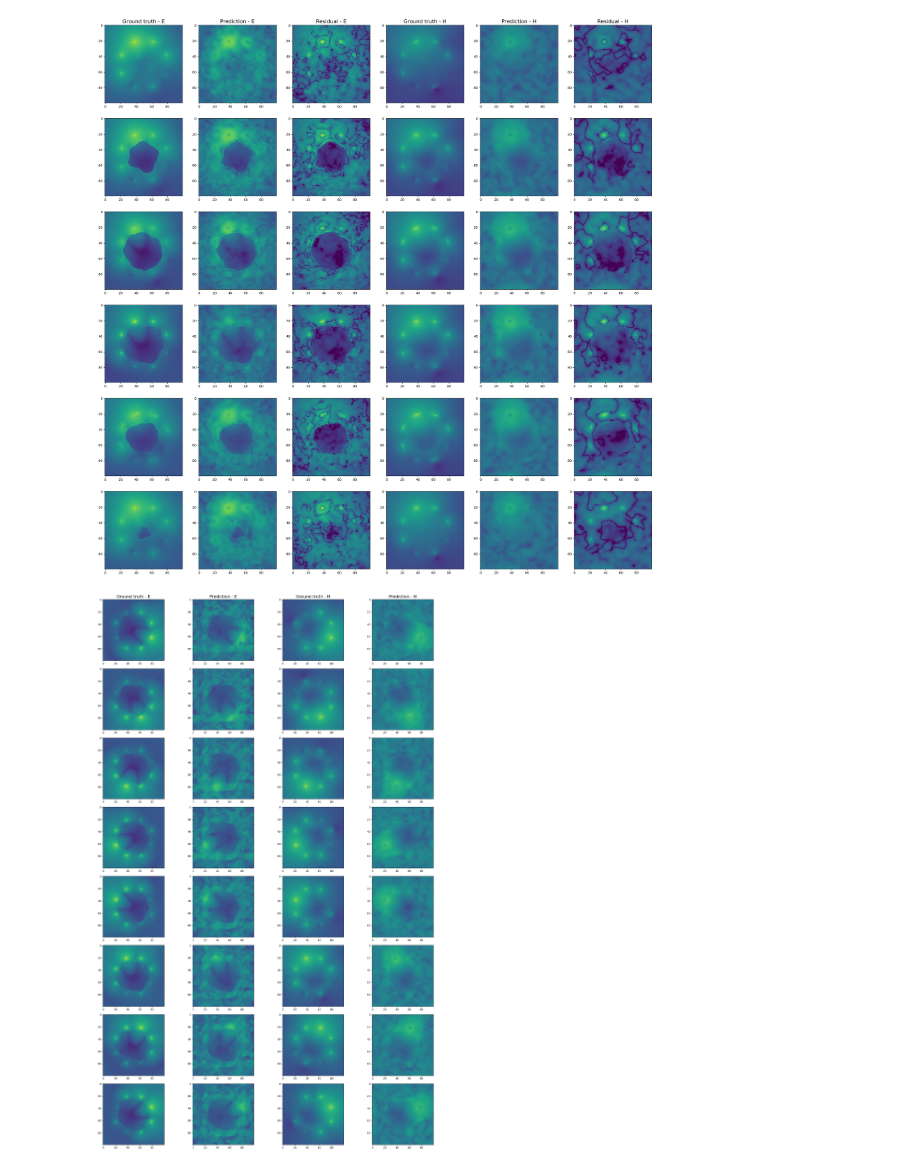
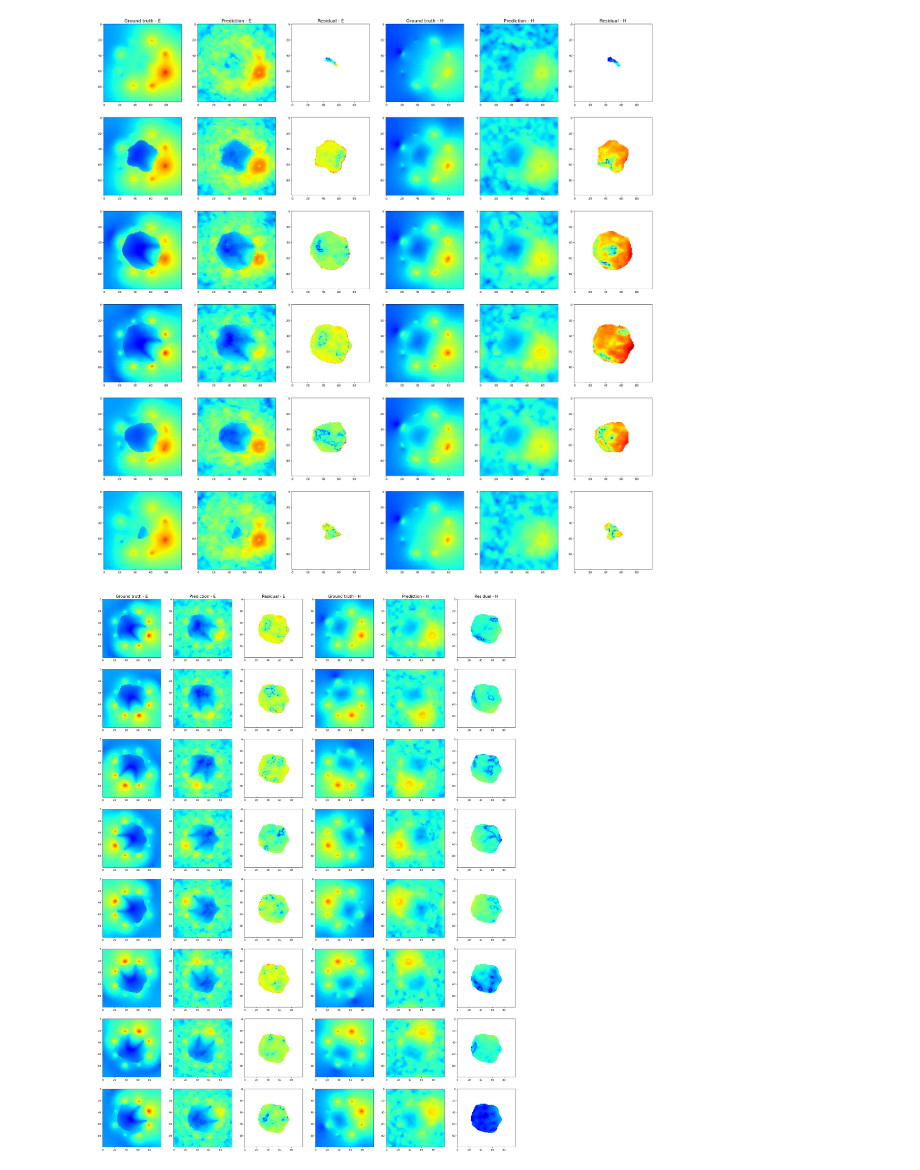
Before and after one commit to badulion/magnet_fno, a Jupyter notebook: results/inference.ipynb, the cells around one changed output. Cells and saved outputs as stored; diff of their text form; code cells hidden in the pictures.

Commit message:
Refactored metrics and plots, added residual plots to inference notebook

```diff
--- a/results/inference.ipynb
+++ b/results/inference.ipynb
@@ -55,20 +53,19 @@ trained_model = LitMRIField.load_from_checkpoint(
 
 trained_model.eval()
 # %%
+import torch
 import einops
 import matplotlib.pyplot as plt
 
 sample = next(val_loader)
 
 # Ground truth
-
 gt_re = sample['field'][0, :, 0, :, :, :, :]
 gt_im = sample['field'][0, :, 1, :, :, :, :]
 
 gt = torch.norm(torch.complex(gt_re, gt_im), dim=1)
 
 # Prediction
-
 inputs = sample['input']
 coils = sample['coils']
 
@@ -82,11 +79,14 @@ pr_im = pred[0, :, 1, :, :, :, :]
 
 pr = torch.norm(torch.complex(pr_re, pr_im), dim=1)
 
-rs = torch.abs(gt - pr)
+# Residuals (Subject)
+subject = sample['subject']
+
+rs = torch.abs(gt - pr) * subject
+
 
 # Plot multiple slices of a single sample
-
-_, axes = plt.subplots(6, 6, figsize=(30, 30))
+_, axes = plt.subplots(6, 6, figsize=(35, 35))
 
 titles = ['Ground truth - E', 'Prediction - E', 'Residual - E', 'Ground truth - H', 'Prediction - H', 'Residual - H']
 
@@ -95,23 +95,26 @@ e_vmax = max(gt[0, :, :, :].max(), pr[0, :, :, :].max())
 h_vmin = min(gt[1, :, :, :].min(), pr[1, :, :, :].min())
 h_vmax = max(gt[1, :, :, :].max(), pr[1, :, :, :].max())
 
+rs_e_vmax = rs[0, :, :, :].max()
+rs_h_vmax = rs[1, :, :, :].max()
+
 for column, title in zip(axes[0], titles):
     column.set_title(title, fontsize=16)
 
 for row in range(6):
     slice = 20 + row * 10
 
-    gt_e = axes[row, 0].imshow(gt[0, :, :, slice], cmap='viridis', norm='log', vmin = e_vmin, vmax = e_vmax)
-    pr_e = axes[row, 1].imshow(pr[0, :, :, slice], cmap='viridis', norm='log', vmin = e_vmin, vmax = e_vmax)
-    rs_e = axes[row, 2].imshow(rs[0, :, :, slice], cmap='viridis', norm='log', vmin = e_vmin, vmax = e_vmax)
+    gt_e = axes[row, 0].imshow(gt[0, :, :, slice], cmap='jet', norm='log', vmin = e_vmin, vmax = e_vmax)
+    pr_e = axes[row, 1].imshow(pr[0, :, :, slice], cmap='jet', norm='log', vmin = e_vmin, vmax = e_vmax)
+    rs_e = axes[row, 2].imshow(rs[0, :, :, slice], cmap='jet', norm='log', vmax = rs_e_vmax)
 
-    gt_h = axes[row, 3].imshow(gt[1, :, :, slice], cmap='viridis', norm='log', vmin = h_vmin, vmax = h_vmax)
-    pr_h = axes[row, 4].imshow(pr[1, :, :, slice], cmap='viridis', norm='log', vmin = h_vmin, vmax = h_vmax)
-    rs_h = axes[row, 5].imshow(rs[1, :, :, slice], cmap='viridis', norm='log', vmin = h_vmin, vmax = h_vmax)
+    gt_h = axes[row, 3].imshow(gt[1, :, :, slice], cmap='jet', norm='log', vmin = h_vmin, vmax = h_vmax)
+    pr_h = axes[row, 4].imshow(pr[1, :, :, slice], cmap='jet', norm='log', vmin = h_vmin, vmax = h_vmax)
+    rs_h = axes[row, 5].imshow(rs[1, :, :, slice], cmap='jet', norm='log', vmax = rs_h_vmax)
 
 plt.show()
 # %% [output]
-[figure, old version]
+[figure, new version]
 # %%
 from tqdm import tqdm
 import einops
@@ -150,28 +160,31 @@ pr = torch.stack(pr)
 # %%
 import matplotlib.pyplot as plt
 
 # Plot eight samples, each with only a single coil activated
+_, axes = plt.subplots(num_samples, 6, figsize=(30, 40))
 
-_, axes = plt.subplots(num_samples, 4, figsize=(20, 30))
+titles = ['Ground truth - E', 'Prediction - E', 'Residual - E', 'Ground truth - H', 'Prediction - H', 'Residual - H']
 
-titles = ['Ground truth - E', 'Prediction - E', 'Ground truth - H', 'Prediction - H']
+e_vmin = min(gts[:, 0, :, :, :].min(), prs[:, 0, :, :, :].min())
+e_vmax = max(gts[:, 0, :, :, :].max(), prs[:, 0, :, :, :].max())
+h_vmin = min(gts[:, 1, :, :, :].min(), prs[:, 1, :, :, :].min())
+h_vmax = max(gts[:, 1, :, :, :].max(), prs[:, 1, :, :, :].max())
 
-e_vmin = min(gt[:, 0, :, :, :].min(), pr[:, 0, :, :, :].min())
-e_vmax = max(gt[:, 0, :, :, :].max(), pr[:, 0, :, :, :].max())
-h_vmin = min(gt[:, 1, :, :, :].min(), pr[:, 1, :, :, :].min())
-h_vmax = max(gt[:, 1, :, :, :].max(), pr[:, 1, :, :, :].max())
+rs_e_vmax = res[0, :, :, :].max()
+rs_h_vmax = res[1, :, :, :].max()
 
 for column, title in zip(axes[0], titles):
     column.set_title(title, fontsize=16)
 
 for row in range(num_samples):
-    gt_e = axes[row, 0].imshow(gt[row][0, :, :, 50], cmap='viridis', norm='log', vmin = e_vmin, vmax = e_vmax)
-    pr_e = axes[row, 1].imshow(pr[row][0, :, :, 50], cmap='viridis', norm='log', vmin = e_vmin, vmax = e_vmax)
+    gt_e = axes[row, 0].imshow(gts[row][0, :, :, 50], cmap='jet', norm='log', vmin = e_vmin, vmax = e_vmax)
+    pr_e = axes[row, 1].imshow(prs[row][0, :, :, 50], cmap='jet', norm='log', vmin = e_vmin, vmax = e_vmax)
+    rs_e = axes[row, 2].imshow(res[row][0, :, :, 50], cmap='jet', norm='log', vmax = rs_e_vmax)
 
-    gt_h = axes[row, 2].imshow(gt[row][1, :, :, 50], cmap='viridis', norm='log', vmin = h_vmin, vmax = h_vmax)
-    pr_h = axes[row, 3].imshow(pr[row][1, :, :, 50], cmap='viridis', norm='log', vmin = h_vmin, vmax = h_vmax)
+    gt_h = axes[row, 3].imshow(gts[row][1, :, :, 50], cmap='jet', norm='log', vmin = h_vmin, vmax = h_vmax)
+    pr_h = axes[row, 4].imshow(prs[row][1, :, :, 50], cmap='jet', norm='log', vmin = h_vmin, vmax = h_vmax)
+    rs_h = axes[row, 5].imshow(res[row][1, :, :, 50], cmap='jet', norm='log', vmax = rs_h_vmax)
 
-plt.tight_layout()
 plt.show()
 # %% [output]
-[figure, old version]
+[figure, new version]
```
Also changed, not shown: parts of 2 cells of this notebook, 2 other files.
